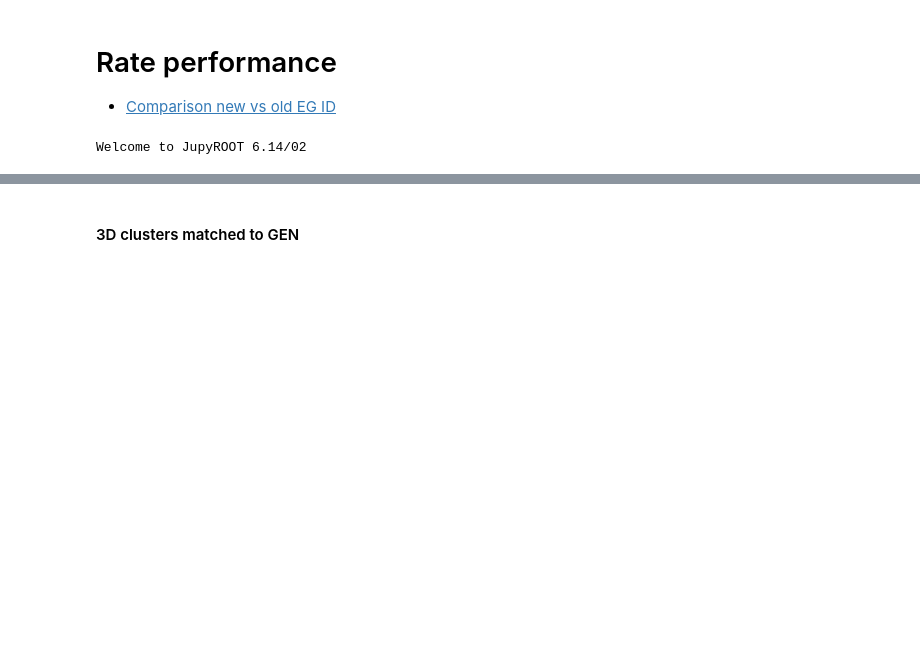
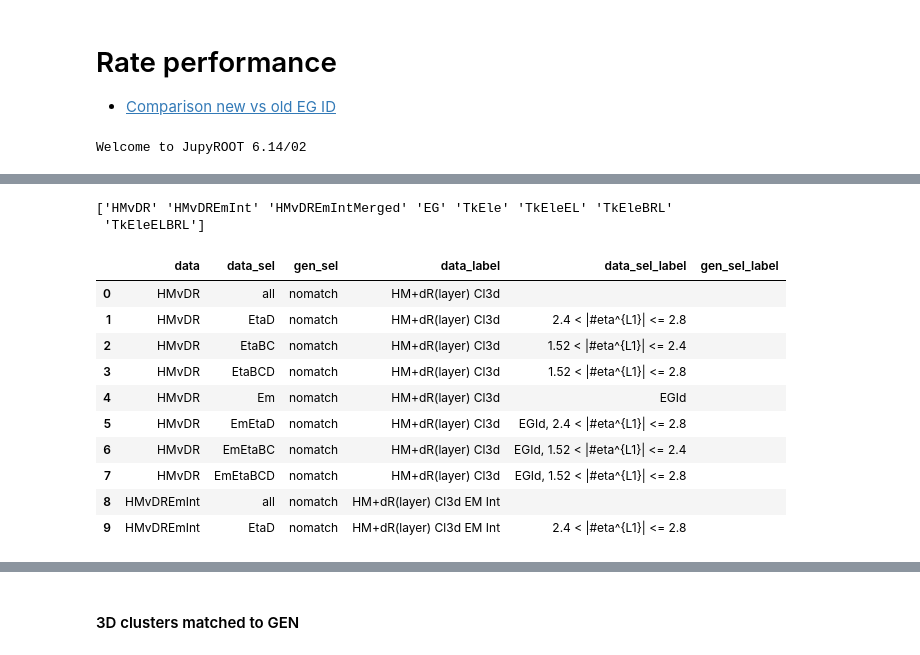
Before and after one commit to cerminar/ntuple-analysis, a Jupyter notebook: notebooks/plotter-rate.ipynb, the cells around one changed output, grey strips where cells are left out. Saved outputs shown, nothing was run; the diff lists cells and outputs as text; code cells hidden in the pictures; blank space fills up the shorter version.

```diff
--- a/notebooks/plotter-rate.ipynb
+++ b/notebooks/plotter-rate.ipynb
@@ -309,0 +206,19 @@ print histo_primitives.data.unique()
+# %%
+print histo_primitives.data.unique()
+# %% [output]
+['HMvDR' 'HMvDREmInt' 'HMvDREmIntMerged' 'EG' 'TkEle' 'TkEleEL' 'TkEleBRL'
+ 'TkEleELBRL']
+# %%
+histo_primitives[:10]
+# %% [output]
+|  | data | data_sel | gen_sel | data_label | data_sel_label | gen_sel_label |
+| 0 | HMvDR | all | nomatch | HM+dR(layer) Cl3d |  |  |
+| 1 | HMvDR | EtaD | nomatch | HM+dR(layer) Cl3d | 2.4 < |#eta^{L1}| <= 2.8 |  |
+| 2 | HMvDR | EtaBC | nomatch | HM+dR(layer) Cl3d | 1.52 < |#eta^{L1}| <= 2.4 |  |
+| 3 | HMvDR | EtaBCD | nomatch | HM+dR(layer) Cl3d | 1.52 < |#eta^{L1}| <= 2.8 |  |
+| 4 | HMvDR | Em | nomatch | HM+dR(layer) Cl3d | EGId |  |
+| 5 | HMvDR | EmEtaD | nomatch | HM+dR(layer) Cl3d | EGId, 2.4 < |#eta^{L1}| <= 2.8 |  |
+| 6 | HMvDR | EmEtaBC | nomatch | HM+dR(layer) Cl3d | EGId, 1.52 < |#eta^{L1}| <= 2.4 |  |
+| 7 | HMvDR | EmEtaBCD | nomatch | HM+dR(layer) Cl3d | EGId, 1.52 < |#eta^{L1}| <= 2.8 |  |
+| 8 | HMvDREmInt | all | nomatch | HM+dR(layer) Cl3d EM Int |  |  |
+| 9 | HMvDREmInt | EtaD | nomatch | HM+dR(layer) Cl3d EM Int | 2.4 < |#eta^{L1}| <= 2.8 |  |
```
Also changed, not shown: parts of 52 cells of this notebook, 5 other files.
